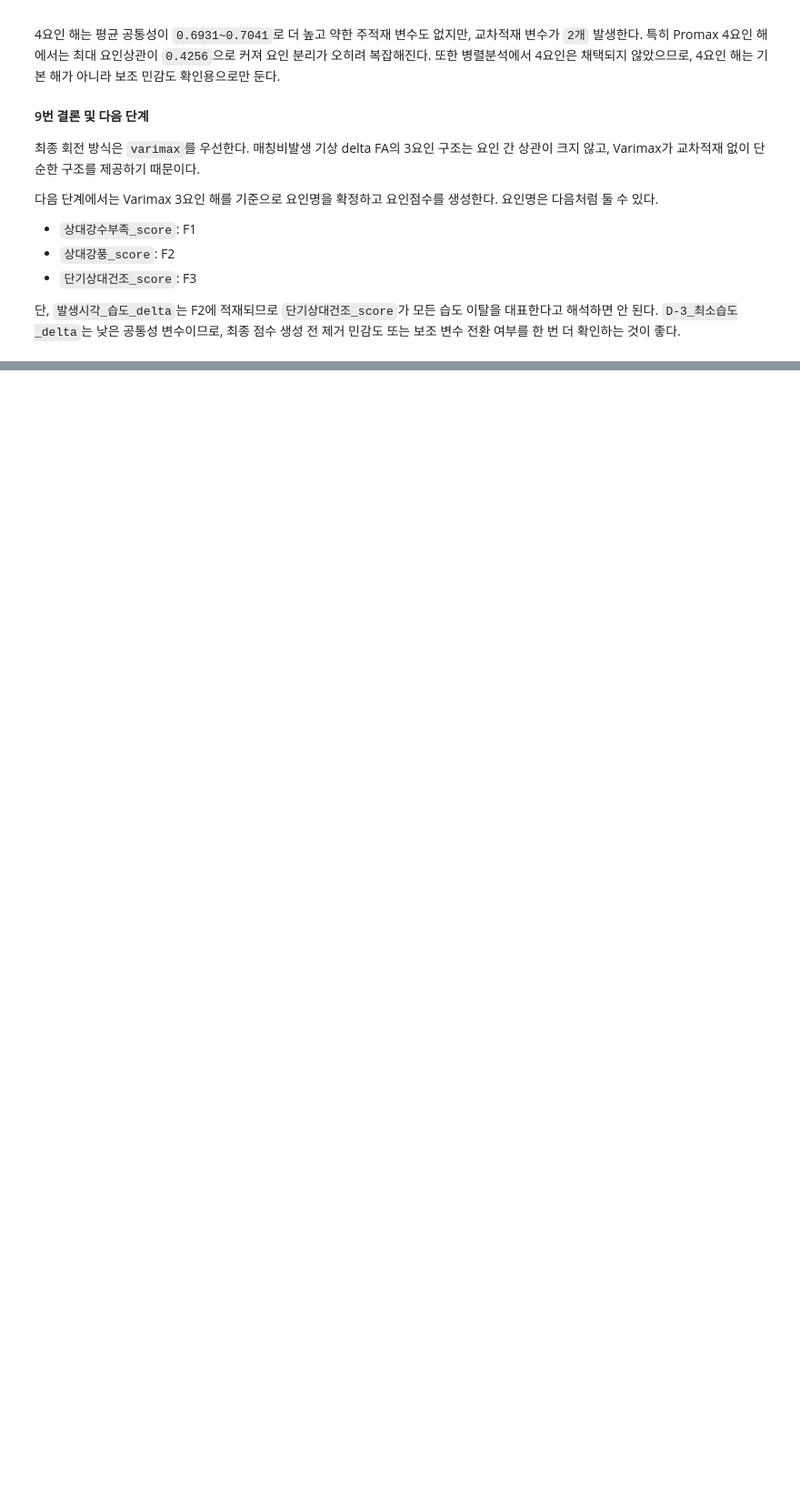
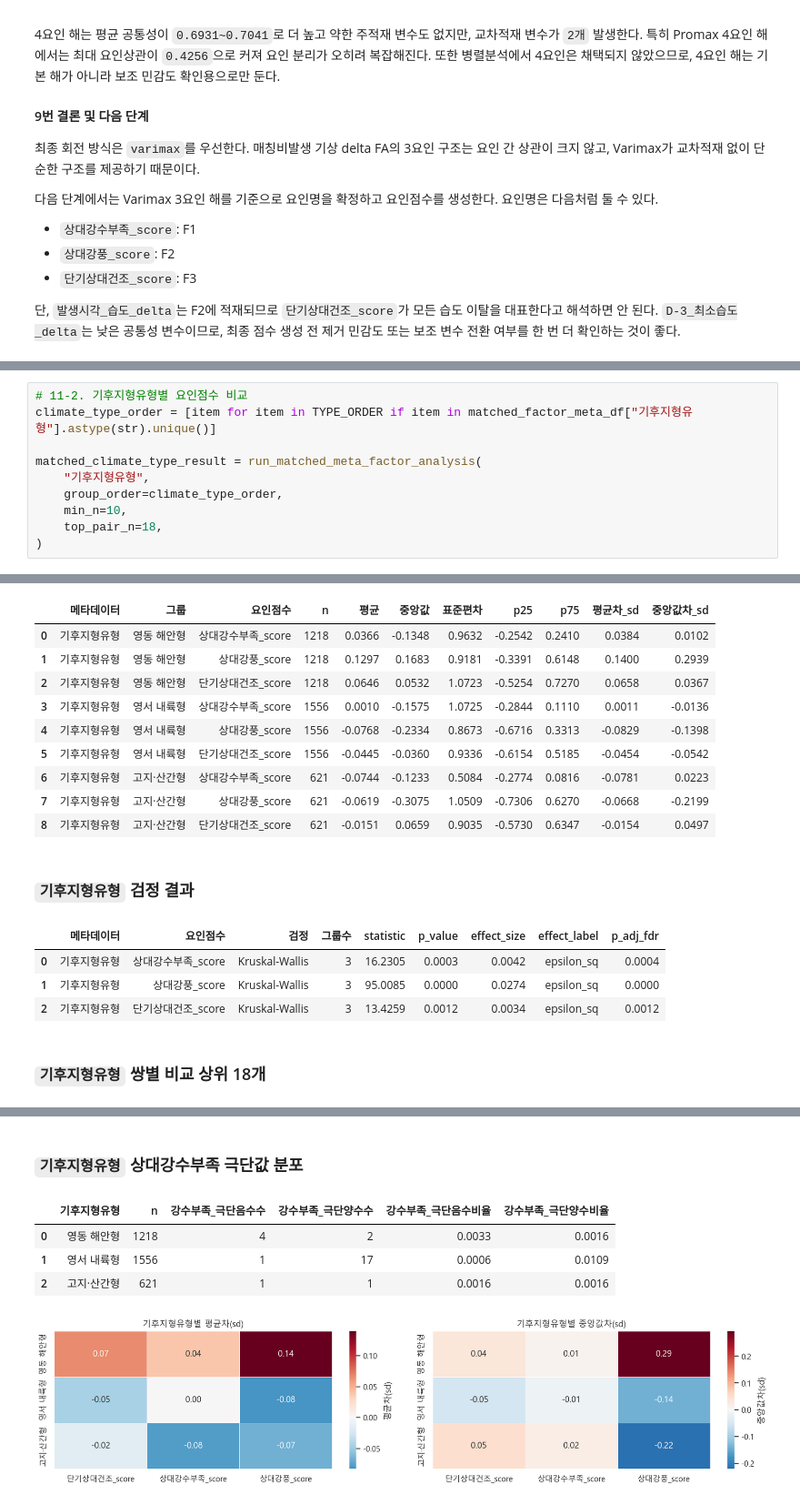
Before and after one commit to Max-JI64/farm-system-public-02, a Jupyter notebook: jsw/Analysis/2026-06-08_FA-매칭비발생.ipynb, the cells around one changed output, grey strips where cells are left out. Shown at 91% size. Cells and saved outputs as stored; diff of their text form; blank space fills up the shorter version.

```diff
--- a/jsw/Analysis/2026-06-08_FA-매칭비발생.ipynb
+++ b/jsw/Analysis/2026-06-08_FA-매칭비발생.ipynb
@@ -2119,0 +3063,11 @@ Promax 요인상관 최대 절대값이 `0.223`으로 0.30 미만이고, Varimax
+# %%
+# 11-2. 기후지형유형별 요인점수 비교
+climate_type_order = [item for item in TYPE_ORDER if item in matched_factor_meta_df["기후지형유형"].astype(str).unique()]
+
+matched_climate_type_result = run_matched_meta_factor_analysis(
+    "기후지형유형",
+    group_order=climate_type_order,
+    min_n=10,
+    top_pair_n=18,
+)
+# %% [output]
@@ -2119,0 +3080,16 @@ Promax 요인상관 최대 절대값이 `0.223`으로 0.30 미만이고, Varimax
+|  | 메타데이터 | 그룹 | 요인점수 | n | 평균 | 중앙값 | 표준편차 | p25 | p75 | 평균차_sd | 중앙값차_sd |
+| 0 | 기후지형유형 | 영동 해안형 | 상대강수부족_score | 1218 | 0.0366 | -0.1348 | 0.9632 | -0.2542 | 0.2410 | 0.0384 | 0.0102 |
+| 1 | 기후지형유형 | 영동 해안형 | 상대강풍_score | 1218 | 0.1297 | 0.1683 | 0.9181 | -0.3391 | 0.6148 | 0.1400 | 0.2939 |
+| 2 | 기후지형유형 | 영동 해안형 | 단기상대건조_score | 1218 | 0.0646 | 0.0532 | 1.0723 | -0.5254 | 0.7270 | 0.0658 | 0.0367 |
+| 3 | 기후지형유형 | 영서 내륙형 | 상대강수부족_score | 1556 | 0.0010 | -0.1575 | 1.0725 | -0.2844 | 0.1110 | 0.0011 | -0.0136 |
+| 4 | 기후지형유형 | 영서 내륙형 | 상대강풍_score | 1556 | -0.0768 | -0.2334 | 0.8673 | -0.6716 | 0.3313 | -0.0829 | -0.1398 |
+| 5 | 기후지형유형 | 영서 내륙형 | 단기상대건조_score | 1556 | -0.0445 | -0.0360 | 0.9336 | -0.6154 | 0.5185 | -0.0454 | -0.0542 |
+| 6 | 기후지형유형 | 고지·산간형 | 상대강수부족_score | 621 | -0.0744 | -0.1233 | 0.5084 | -0.2774 | 0.0816 | -0.0781 | 0.0223 |
+| 7 | 기후지형유형 | 고지·산간형 | 상대강풍_score | 621 | -0.0619 | -0.3075 | 1.0509 | -0.7306 | 0.6270 | -0.0668 | -0.2199 |
+| 8 | 기후지형유형 | 고지·산간형 | 단기상대건조_score | 621 | -0.0151 | 0.0659 | 0.9035 | -0.5730 | 0.6347 | -0.0154 | 0.0497 |
+### `기후지형유형` 검정 결과
+|  | 메타데이터 | 요인점수 | 검정 | 그룹수 | statistic | p_value | effect_size | effect_label | p_adj_fdr |
+| 0 | 기후지형유형 | 상대강수부족_score | Kruskal-Wallis | 3 | 16.2305 | 0.0003 | 0.0042 | epsilon_sq | 0.0004 |
+| 1 | 기후지형유형 | 상대강풍_score | Kruskal-Wallis | 3 | 95.0085 | 0.0000 | 0.0274 | epsilon_sq | 0.0000 |
+| 2 | 기후지형유형 | 단기상대건조_score | Kruskal-Wallis | 3 | 13.4259 | 0.0012 | 0.0034 | epsilon_sq | 0.0012 |
+### `기후지형유형` 쌍별 비교 상위 18개
@@ -2119,0 +3106,6 @@ Promax 요인상관 최대 절대값이 `0.223`으로 0.30 미만이고, Varimax
+### `기후지형유형` 상대강수부족 극단값 분포
+|  | 기후지형유형 | n | 강수부족_극단음수수 | 강수부족_극단양수수 | 강수부족_극단음수비율 | 강수부족_극단양수비율 |
+| 0 | 영동 해안형 | 1218 | 4 | 2 | 0.0033 | 0.0016 |
+| 1 | 영서 내륙형 | 1556 | 1 | 17 | 0.0006 | 0.0109 |
+| 2 | 고지·산간형 | 621 | 1 | 1 | 0.0016 | 0.0016 |
+[figure, added]
```
Also changed, not shown: parts of 38 cells of this notebook, 1 other file.
